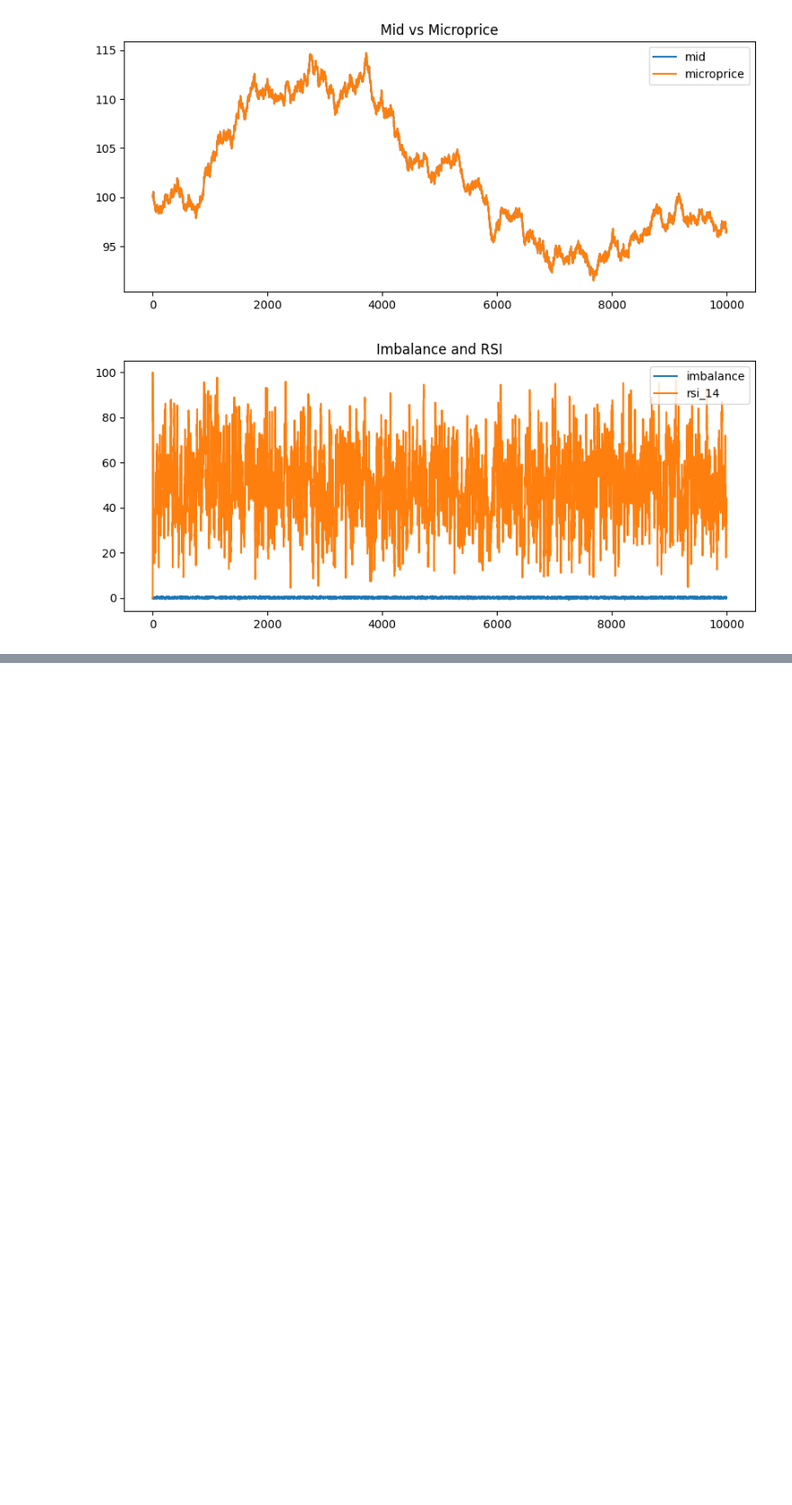
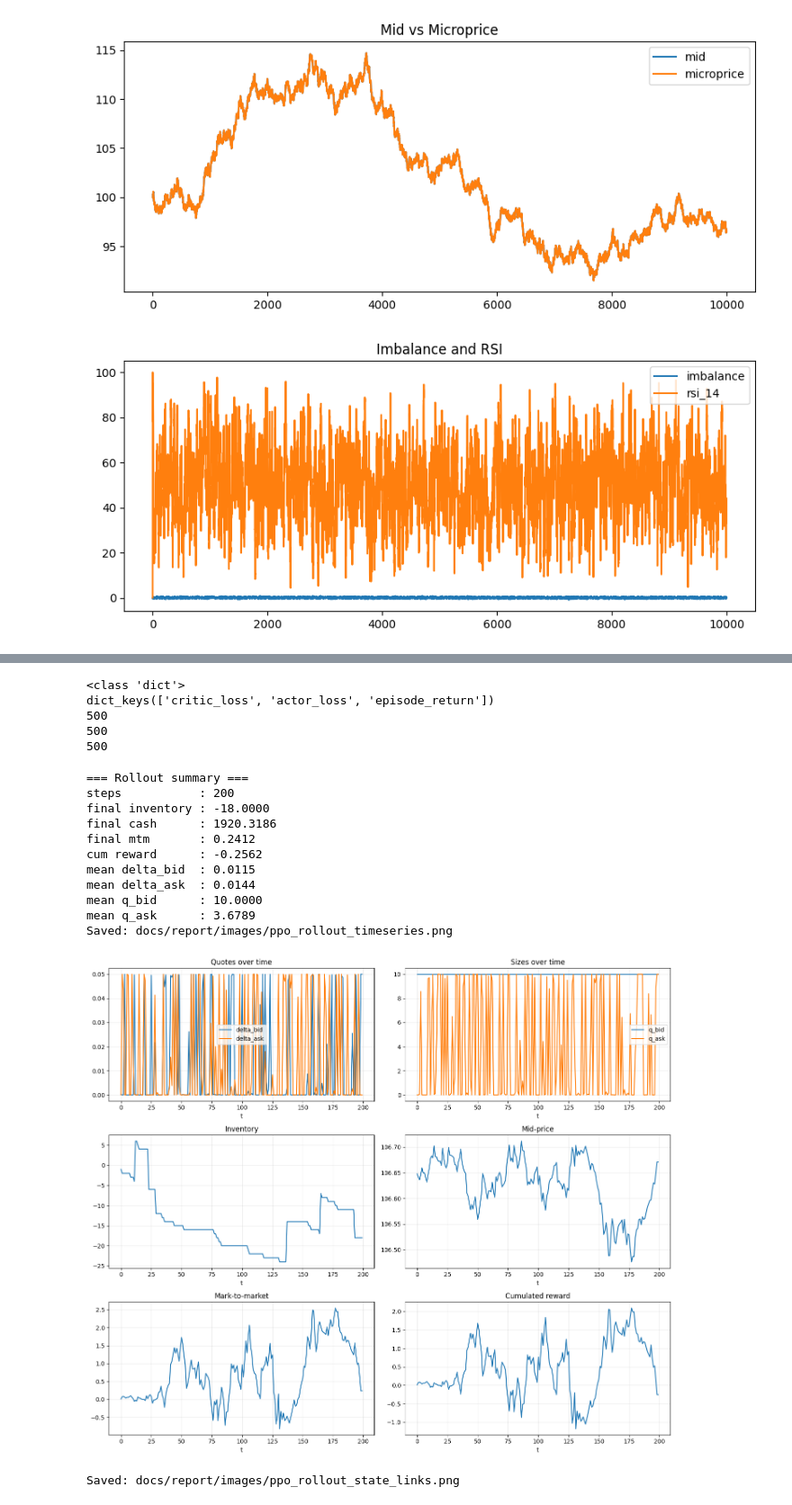
Before and after one commit to francois2004/mm-rl, a Jupyter notebook: notebooks/tests_basiques.ipynb, the cells around one changed output, grey strips where cells are left out. Shown at 90% size. Drawn from its saved outputs; the diff is of its cells as text; code cells hidden in the pictures; blank space fills up the shorter version.

```diff
--- a/notebooks/tests_basiques.ipynb
+++ b/notebooks/tests_basiques.ipynb
@@ -533,0 +613,64 @@ plt.show()
+# %%
+print(type(history))
+
+print(history.keys())
+
+print(len(history["critic_loss"]))
+
+print(len(history["actor_loss"]))
+
+print(len(history["episode_return"]))
+# %% [output]
+<class 'dict'>
+dict_keys(['critic_loss', 'actor_loss', 'episode_return'])
+500
+500
+500
+# %%
+from src.utils.policy_diagnostics import (
+    rollout_detailed,
+    plot_policy_timeseries,
+    plot_policy_state_links,
+    print_rollout_summary,
+)
+
+traj = rollout_detailed(
+    env=env,
+    actor=actor,
+    device=device,
+    max_steps=200,
+    random_reset=True,
+    deterministic=False,   # teste aussi True ensuite
+)
+
+print_rollout_summary(traj)
+
+plot_policy_timeseries(
+    traj,
+    save=True,
+    prefix="ppo_rollout_timeseries"
+)
+
+plot_policy_state_links(
+    traj,
+    env,
+    inventory_index=-1,
+    imbalance_index=2,      # adapte à ton ordre réel
+    microprice_index=3,     # adapte aussi
+    save=True,
+    prefix="ppo_rollout_state_links"
+)
+# %% [output]
+=== Rollout summary ===
+steps           : 200
+final inventory : -18.0000
+final cash      : 1920.3186
+final mtm       : 0.2412
+cum reward      : -0.2562
+mean delta_bid  : 0.0115
+mean delta_ask  : 0.0144
+mean q_bid      : 10.0000
+mean q_ask      : 3.6789
+Saved: docs/report/images/ppo_rollout_timeseries.png
+[figure, added]
+Saved: docs/report/images/ppo_rollout_state_links.png
```
Also changed, not shown: parts of 12 cells of this notebook, 20 other files.
